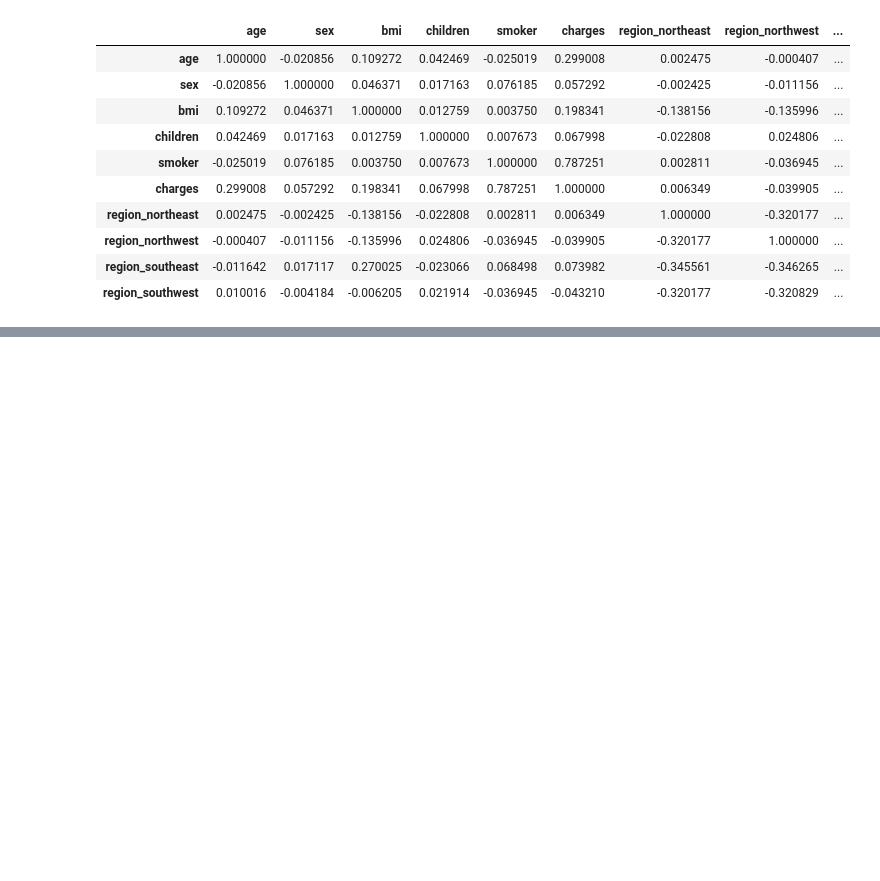
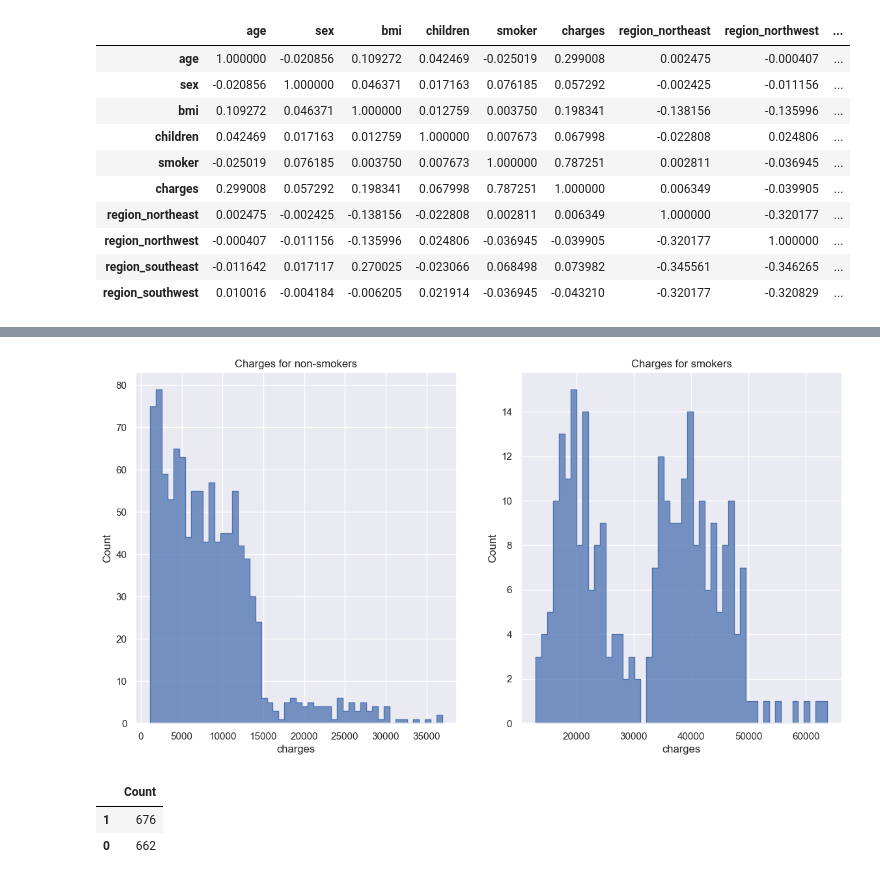
Before and after one commit to infoshareacademy/JDSZR11-DatA_Team, a Jupyter notebook: preprocessing.ipynb, the cells around one changed output, grey strips where cells are left out. Cells and saved outputs as stored; diff of their text form; code cells hidden in the pictures; blank space fills up the shorter version.

```diff
--- a/preprocessing.ipynb
+++ b/preprocessing.ipynb
@@ -122,0 +200,19 @@ pass
+# %%
+nosmoke = df[df['smoker']==0]
+smoke = df[df['smoker']==1]
+# %%
+fig, axes = plt.subplots(nrows=1, ncols=2, figsize=(14,7))
+sns.histplot(x='charges', data=nosmoke, ax=axes[0], bins=50, element="step")
+axes[0].set_title('Charges for non-smokers')
+sns.histplot(x='charges', data=smoke, ax=axes[1], bins=50, element="step")
+axes[1].set_title('Charges for smokers')
+plt.style.use('seaborn-deep')
+plt.show()
+# %% [output]
+[figure, added]
+# %%
+df['sex'].value_counts().to_frame('Count')
+# %% [output]
+|  | Count |
+| 1 | 676 |
+| 0 | 662 |
```
Also changed, not shown: parts of 15 cells of this notebook.
